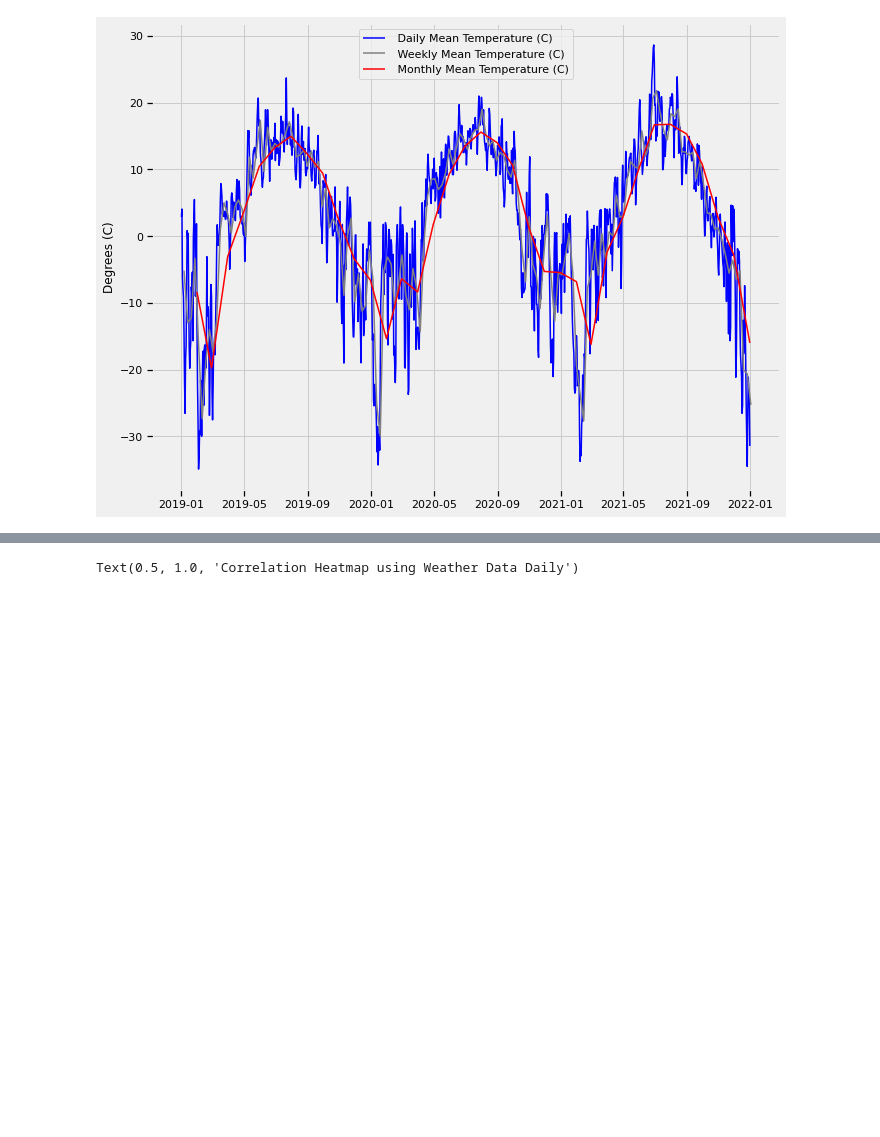
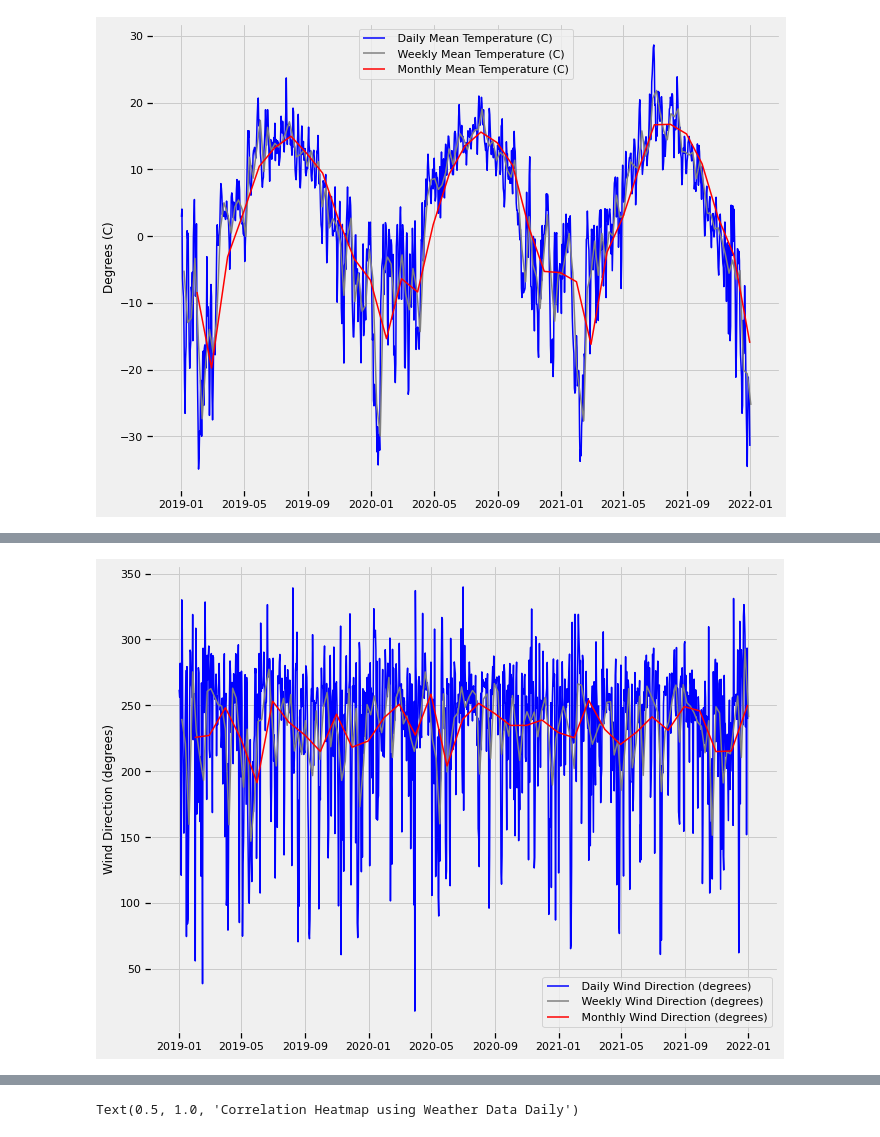
Before and after one commit to mirandadoris/CIV1498_Project2_Pythoneers, a Jupyter notebook: 1-Data_cleaning/Weather_Data_Cleaning.ipynb, the cells around one changed output, grey strips where cells are left out. Drawn from its saved outputs; the diff is of its cells as text; code cells hidden in the pictures; blank space fills up the shorter version.

```diff
--- a/1-Data_cleaning/Weather_Data_Cleaning.ipynb
+++ b/1-Data_cleaning/Weather_Data_Cleaning.ipynb
@@ -252,0 +271,12 @@ plt.ylabel('Humidity (%)')
+# %%
+plt.figure(figsize=(10,8))
+
+plt.plot(weather_daily.index, weather_daily['WDIR_VECT_(DEG)'], 'blue', label = ' Daily Wind Direction (degrees)')
+plt.plot(weather_weekly.index, weather_weekly['WDIR_VECT_(DEG)'], 'gray', label = ' Weekly Wind Direction (degrees)')
+plt.plot(weather_monthly.index, weather_monthly['WDIR_VECT_(DEG)'], 'red', label = ' Monthly Wind Direction (degrees)')
+
+plt.ylabel('Wind Direction (degrees)')
+plt.legend()
+plt.show()
+# %% [output]
+[figure, added]
```
Also changed, not shown: parts of 7 cells of this notebook.
